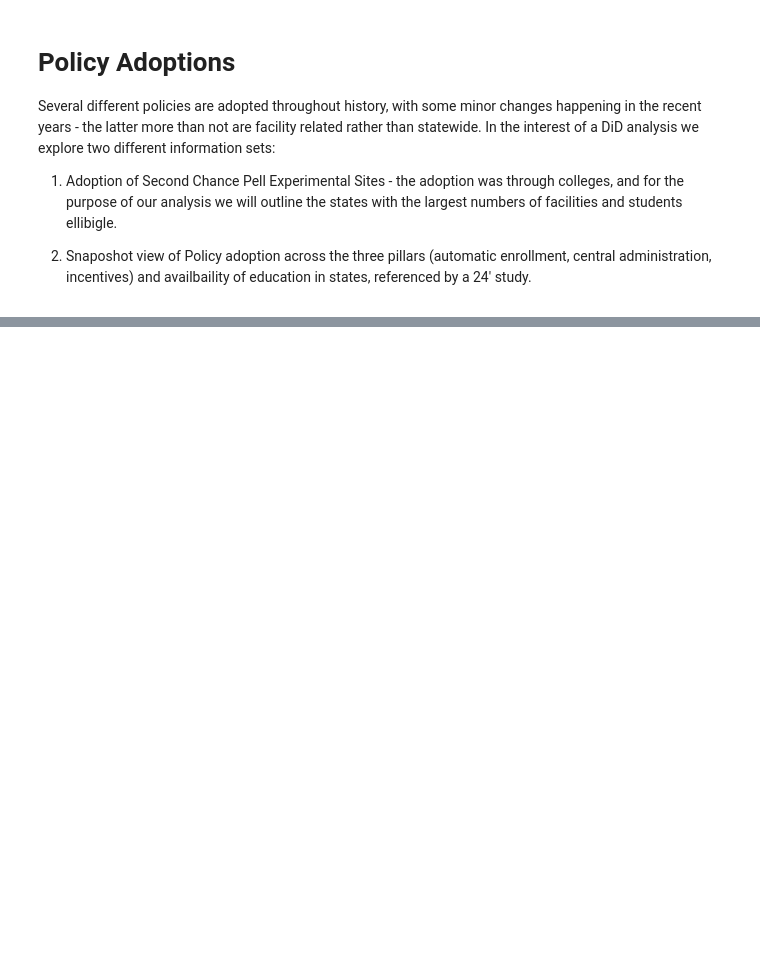
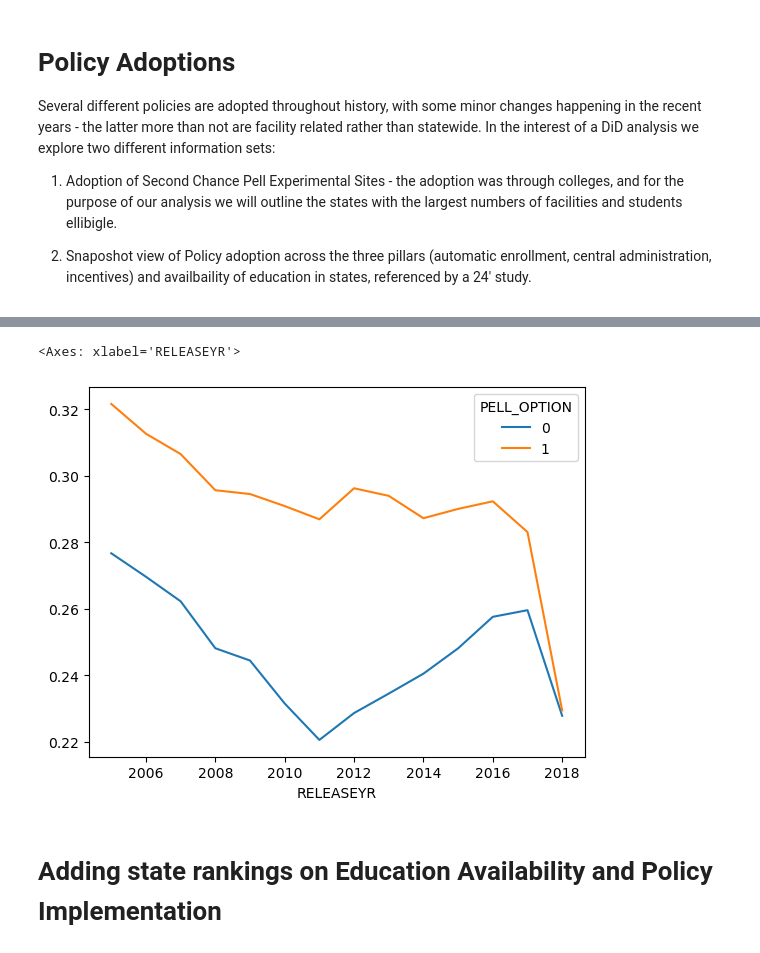
Before and after one commit to TeaTafaj/Recidivism-Education, a Jupyter notebook: pre_processing.ipynb, the cells around one changed output, grey strips where cells are left out. Drawn from its saved outputs; the diff is of its cells as text; code cells hidden in the pictures; blank space fills up the shorter version.

```diff
--- a/pre_processing.ipynb
+++ b/pre_processing.ipynb
@@ -543,0 +535,19 @@ df_large.groupby(["RELEASEYR", "PELL_OPTION"])["within_2_yrs"].mean().unstack().
+# %%
+states_option = ["Texas", "Tennessee", "Georgia", "North Carolina"]
+
+df_large = df[
+    (df["STATE_NAME"].isin(states_option))
+    & (df["RELEASEYR"] >= 2005)
+    & (df["RELEASEYR"] <= 2018)
+].copy()
+
+treated_states = ["Texas"]
+
+df_large["PELL_OPTION"] = df_large["STATE_NAME"].isin(treated_states).astype(int)
+
+df_large.groupby(["RELEASEYR", "PELL_OPTION"])["within_2_yrs"].mean().unstack().plot()
+# %% [output]
+<Axes: xlabel='RELEASEYR'>
+[figure, added]
+# %% [markdown]
+# Adding state rankings on Education Availability and Policy Implementation
```
Also changed, not shown: parts of 21 cells of this notebook.
